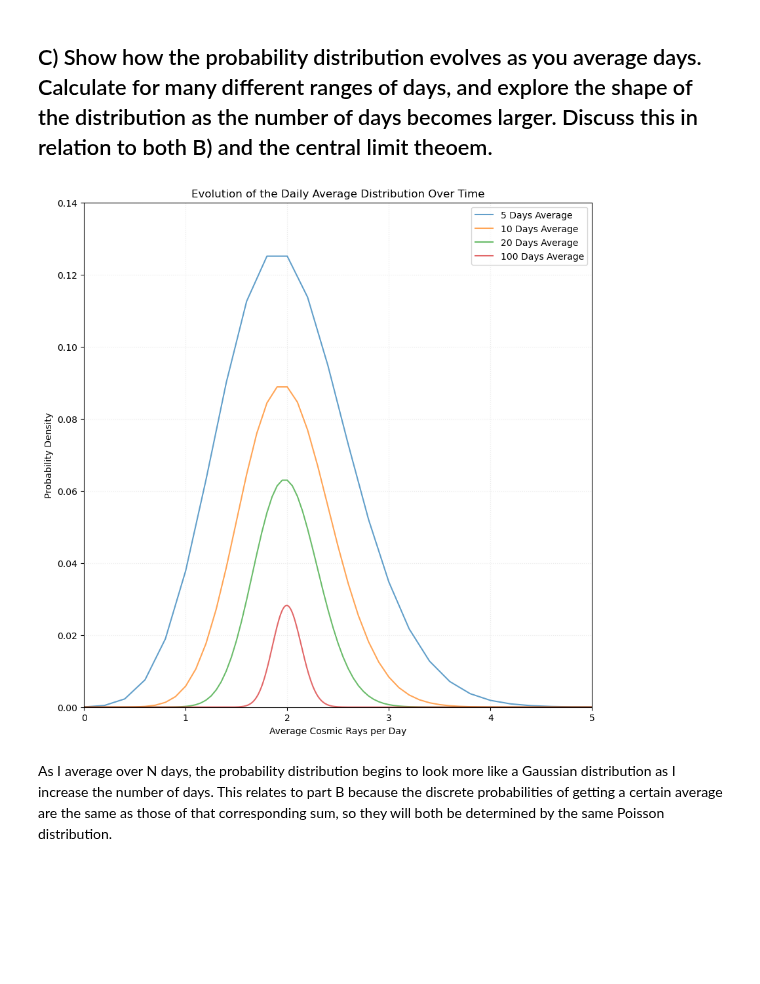
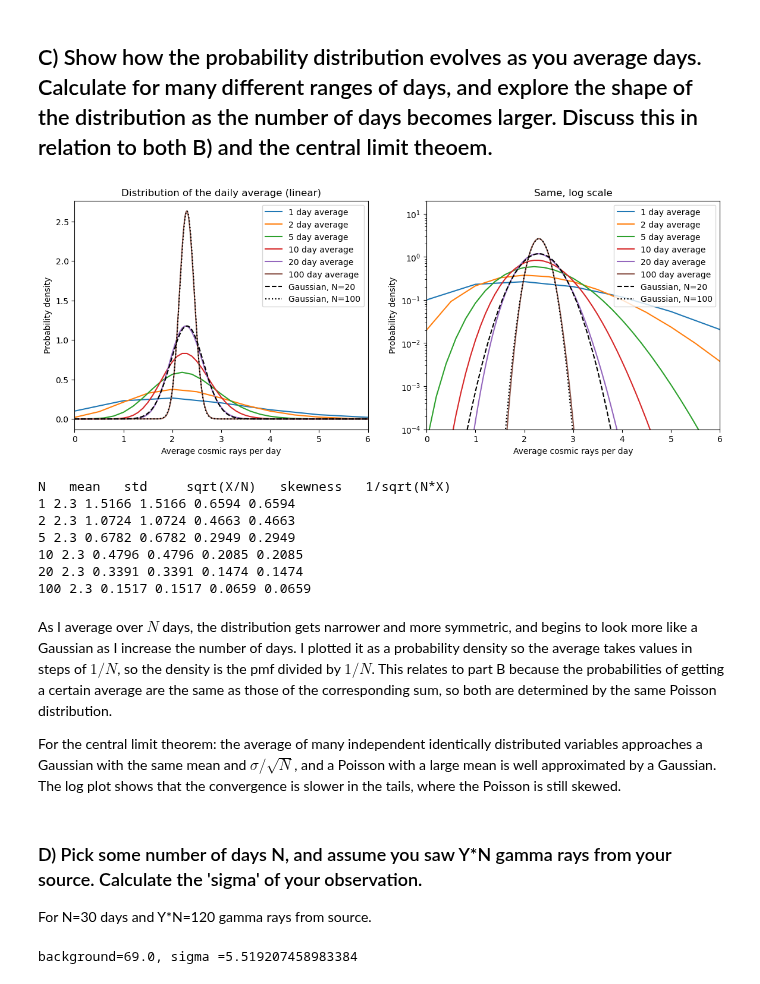
Before and after one commit to merrillka/repository-for-phys434, a Jupyter notebook: Lab2.ipynb, the cells around one changed output. Saved outputs shown, nothing was run; the diff lists cells and outputs as text; code cells hidden in the pictures; blank space fills up the shorter version.

```diff
--- a/Lab2.ipynb
+++ b/Lab2.ipynb
@@ -71,33 +85,69 @@ each of those two individual independent random variables.*"
 # %% [markdown]
 ## C) Show how the probability distribution evolves as you average days. Calculate for many different ranges of days, and explore the shape of the distribution as the number of days becomes larger. Discuss this in relation to both B) and the central limit theoem.
 # %%
-import numpy as np
-import matplotlib.pyplot as plt
-import scipy.stats as stats
+days_to_check = [1, 2, 5, 10, 20, 100]
+x_gauss = np.linspace(0, 6, 1000)
 
-X = 2.3
+plt.figure(figsize=(14, 5))
+for panel in [1, 2]:
+    plt.subplot(1, 2, panel)
+    for N in days_to_check:
+        k_sum = np.arange(0, int(N * X * 3) + 10)
+        p_sum = stats.poisson.pmf(k_sum, N * X)
+        k_avg = k_sum / N
+        density = p_sum * N
+        plt.plot(k_avg, density, label=str(N) + ' day average')
 
-days_to_check = [5, 10, 20, 100]
+    plt.plot(x_gauss, stats.norm.pdf(x_gauss, X, np.sqrt(X / 20)), 'k--', label='Gaussian, N=20')
+    plt.plot(x_gauss, stats.norm.pdf(x_gauss, X, np.sqrt(X / 100)), 'k:', label='Gaussian, N=100')
 
-plt.figure(figsize=(10, 10))
+    plt.xlim(0, 6)
+    plt.xlabel('Average cosmic rays per day')
+    plt.ylabel('Probability density')
+    plt.legend()
+    if panel == 1:
+        plt.title('Distribution of the daily average (linear)')
+    else:
+        plt.title('Same, log scale')
+        plt.yscale('log')
+        plt.ylim(1e-4, 20)
+plt.show()
 
+print("N   mean   std     sqrt(X/N)   skewness   1/sqrt(N*X)")
 for N in days_to_check:
     k_sum = np.arange(0, int(N * X * 3) + 10)
     p_sum = stats.poisson.pmf(k_sum, N * X)
-
     k_avg = k_sum / N
-
-    plt.plot(k_avg, p_sum, label=f'{N} Days Average', alpha=0.7)
-
-plt.title('Evolution of the Daily Average Distribution Over Time')
-plt.xlabel('Average Cosmic Rays per Day')
-plt.ylabel('Probability Density')
-plt.xlim(0, 5)
-plt.ylim(0,.14)
-plt.legend()
-plt.grid(True, linestyle=':', alpha=.25)
-plt.show()
+    mean = np.sum(k_avg * p_sum)
+    std = np.sqrt(np.sum((k_avg - mean)**2 * p_sum))
+    skew = np.sum(((k_avg - mean) / std)**3 * p_sum)
+    print(N, round(mean, 3), round(std, 4), round(np.sqrt(X / N), 4), round(skew, 4), round(1 / np.sqrt(N * X), 4))
 # %% [output]
-[figure, old version]
+[figure, new version]
+N   mean   std     sqrt(X/N)   skewness   1/sqrt(N*X)
+1 2.3 1.5166 1.5166 0.6594 0.6594
+2 2.3 1.0724 1.0724 0.4663 0.4663
+5 2.3 0.6782 0.6782 0.2949 0.2949
+10 2.3 0.4796 0.4796 0.2085 0.2085
+20 2.3 0.3391 0.3391 0.1474 0.1474
+100 2.3 0.1517 0.1517 0.0659 0.0659
 # %% [markdown]
-As I average over N days, the probability distribution begins to look more like a Gaussian distribution as I increase the number of days. This relates to part B because the discrete probabilities of getting a certain average are the same as those of that corresponding sum, so they will both be determined by the same Poisson distribution.
+As I average over $N$ days, the distribution gets narrower and more symmetric, and begins to look more like a Gaussian as I increase the number of days. I plotted it as a probability density so the average takes values in steps of $1/N$, so the density is the pmf divided by $1/N$.
+This relates to part B because the probabilities of getting a certain average are the same as those of the corresponding sum, so both are determined by the same Poisson distribution.
+
+For the central limit theorem: the average of many independent identically distributed variables approaches a Gaussian with the same mean and $\sigma/\sqrt{N}$, and a Poisson with a large mean is well approximated by a Gaussian. The log plot shows that the convergence is slower in the tails, where the Poisson is still skewed.
+# %% [markdown]
+### D) Pick some number of days N, and assume you saw Y*N gamma rays from your source. Calculate the 'sigma' of your observation.
+
+For N=30 days and Y*N=120 gamma rays from source.
+# %%
+N = 30
+observed = Y * N
+background = X * N
+
+p = stats.poisson.sf(observed - 1, background)
+sigma = stats.norm.isf(p)
+
+print(f"background={background}, sigma ={sigma}")
+# %% [output]
+background=69.0, sigma =5.519207458983384
```
Also changed, not shown: parts of 29 cells of this notebook.
